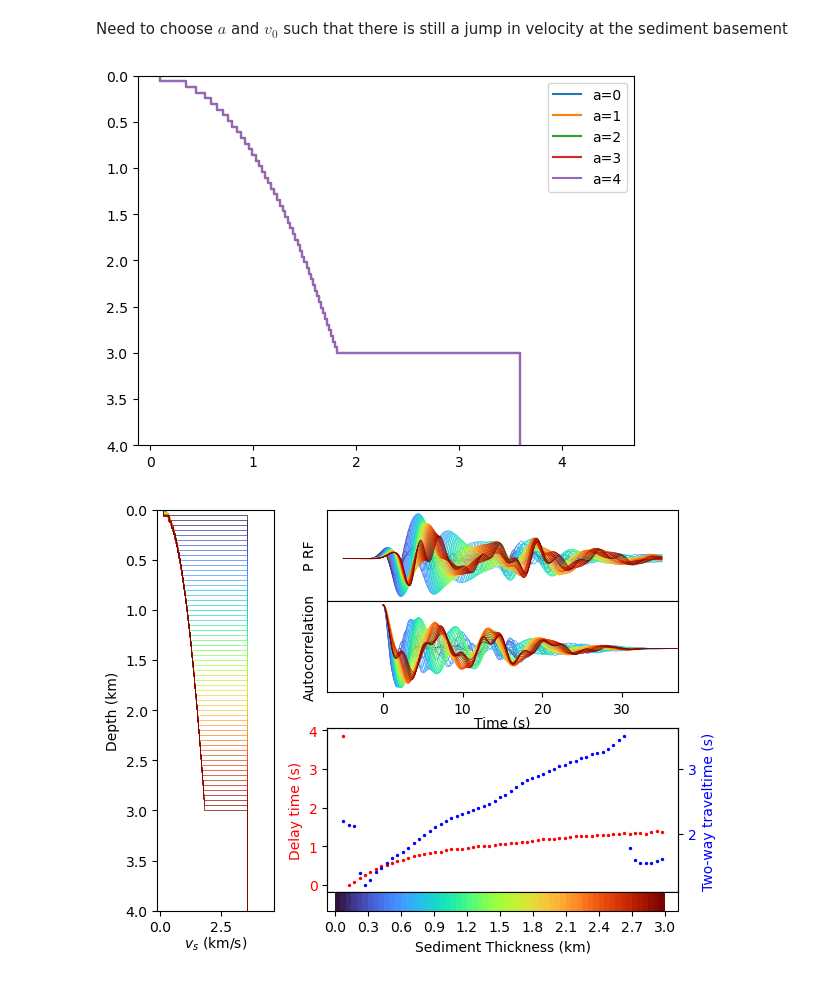
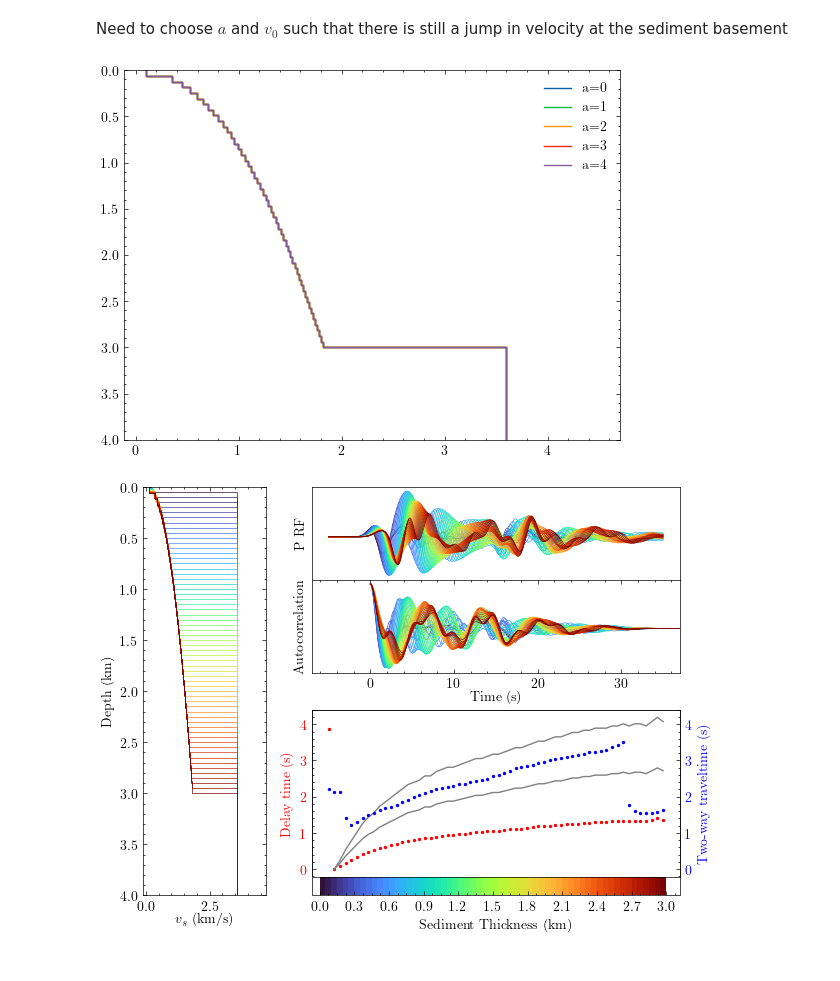
Before and after one commit to auggiemarignier/AusSedThick, a Jupyter notebook: aussedthickrf/02ForwardModelling.ipynb, the cells around one changed output. Cells and saved outputs as stored; diff of their text form; code cells hidden in the pictures.

Commit message:
plot upper and lower bounds on t2

```diff
--- a/aussedthickrf/02ForwardModelling.ipynb
+++ b/aussedthickrf/02ForwardModelling.ipynb
@@ -17,6 +17,10 @@ from matplotlib import cm
 from matplotlib.colors import Normalize, LinearSegmentedColormap
 
 from utils import get_tpsb, get_twtt
+# %%
+import scienceplots
+plt.style.use("science")
+plt.rcParams["figure.figsize"] = (6.4, 4.8)
 # %% [markdown]
 Simple demonstration of BayHunter
 # %%
@@ -325,7 +329,7 @@ plt.ylim([0,sed_thick + 1])
 plt.legend()
 (plt.gca()).invert_yaxis()
 # %% [output]
-[figure, old version]
+[figure, new version]
 # %%
 fig = figure_layout()
 model_ax, rf_ax, auto_ax, delay_ax, tt_ax, cbar_ax = fig.axes
@@ -355,32 +359,35 @@ for i, sed_thick in enumerate(sed_thicks):
     autocorrelation = get_autocorrelation(rfdata)
 
     _z, _vs = layers_to_points(h, vs)
     model_ax.plot(_vs, _z, c=cmap[i], linewidth=0.5)
     rf_ax.plot(x, rfdata, c=cmap[i], linewidth=0.5)
     auto_ax.plot(t, autocorrelation, c=cmap[i], linewidth=0.5)
 
     delays.append(get_tpsb(rfdata))
     travel_times.append(get_twtt(autocorrelation))
 
 model_ax.set_ylim(top=0, bottom=4)
 auto_ax.set_xlim(rf_ax.get_xlim())
 
 delay_ax.scatter(sed_thicks, delays, s=2, c=delay_ax.axes.yaxis.label._color)
+delay_ax.plot(sed_thicks[1:], 2*np.array(delays[1:]), c="grey")
+delay_ax.plot(sed_thicks[1:], 3*np.array(delays[1:]), c="grey")
 tt_ax.scatter(sed_thicks, travel_times, s=2, c=tt_ax.axes.yaxis.label._color)
+tt_ax.set_ylim(delay_ax.get_ylim())
 
 cmap = LinearSegmentedColormap.from_list("cmap", cmap, N=sed_thicks.size)
 cbar = fig.colorbar(
     cm.ScalarMappable(norm=Normalize(0, thickest), cmap=cmap),
     cax=cbar_ax,
     orientation="horizontal",
     label="Sediment Thickness (km)",
     pad=0,
     shrink=0.95
 )
 cbar_ax.set_xticks(np.arange(0, thickest+0.3, step=0.3))
 _xmn, _xmx = delay_ax.get_xlim()
 cbar_ax.set_xlim([_xmn + 0.03, _xmx - 0.03])
 plt.show()
 # %% [output]
-[figure, old version]
+[figure, new version]
 # %%
```
Also changed, not shown: parts of 9 cells of this notebook.
